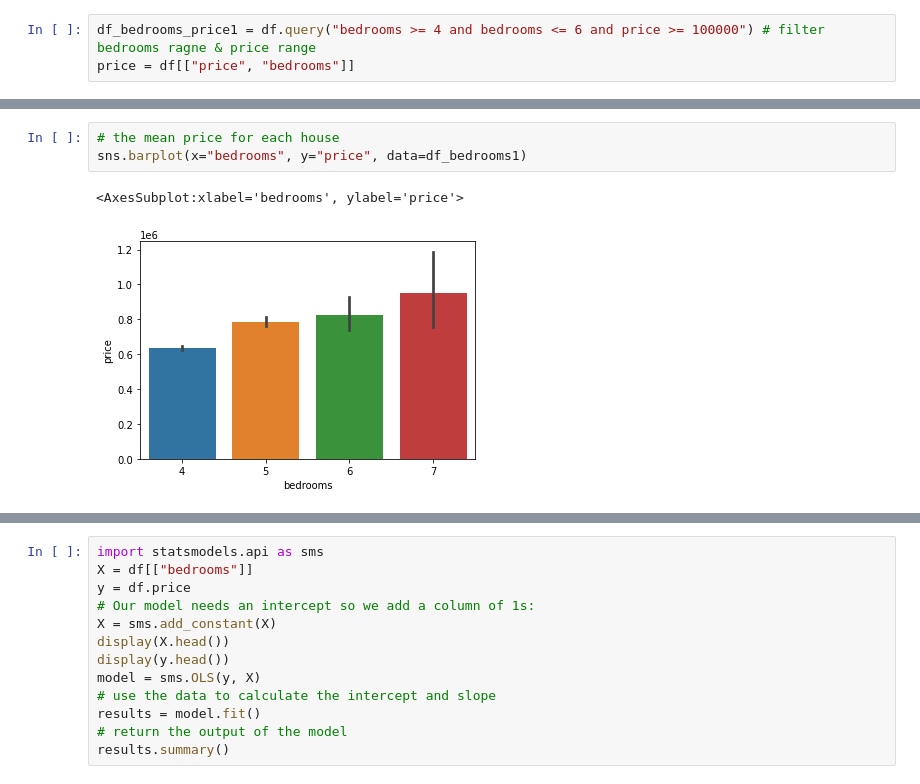
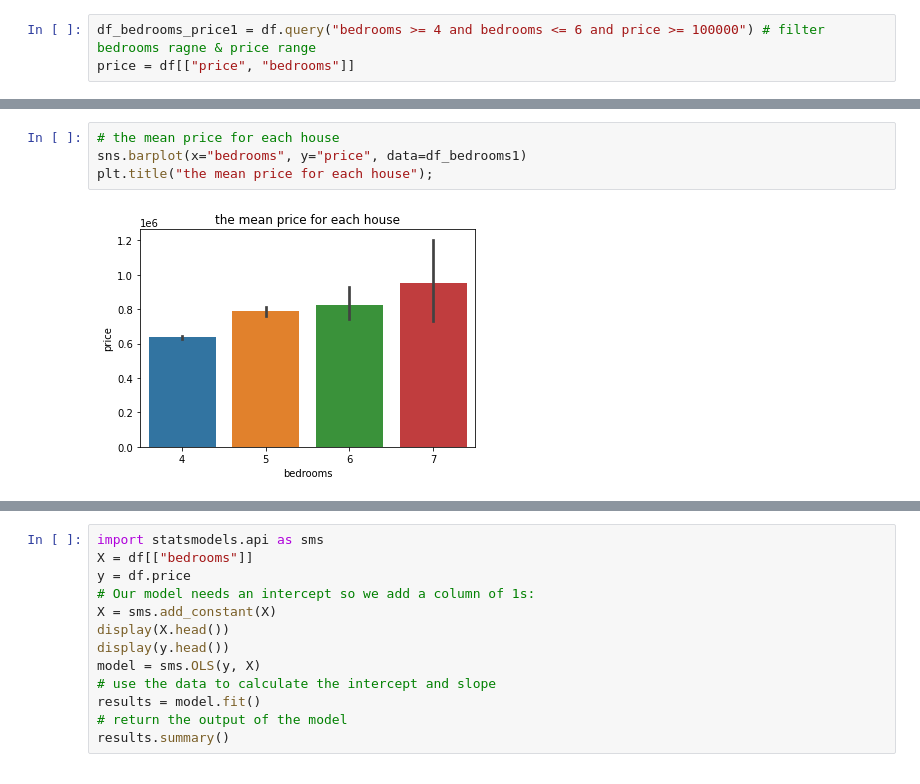
Before and after one commit to neuefische/First-Project--Joni, a Jupyter notebook: First-Project.ipynb, the cells around one changed output, grey strips where cells are left out. Drawn from its saved outputs; the diff is of its cells as text.

```diff
--- a/First-Project.ipynb
+++ b/First-Project.ipynb
@@ -39,6 +50,6 @@ groups.plot.bar(y = "price", color='orchid')
 # %%
 # the mean price for each house
 sns.barplot(x="bedrooms", y="price", data=df_bedrooms1)
+plt.title("the mean price for each house");
 # %% [output]
-<AxesSubplot:xlabel='bedrooms', ylabel='price'>
-[figure, old version]
+[figure, new version]
```
Also changed, not shown: parts of 20 cells of this notebook.
